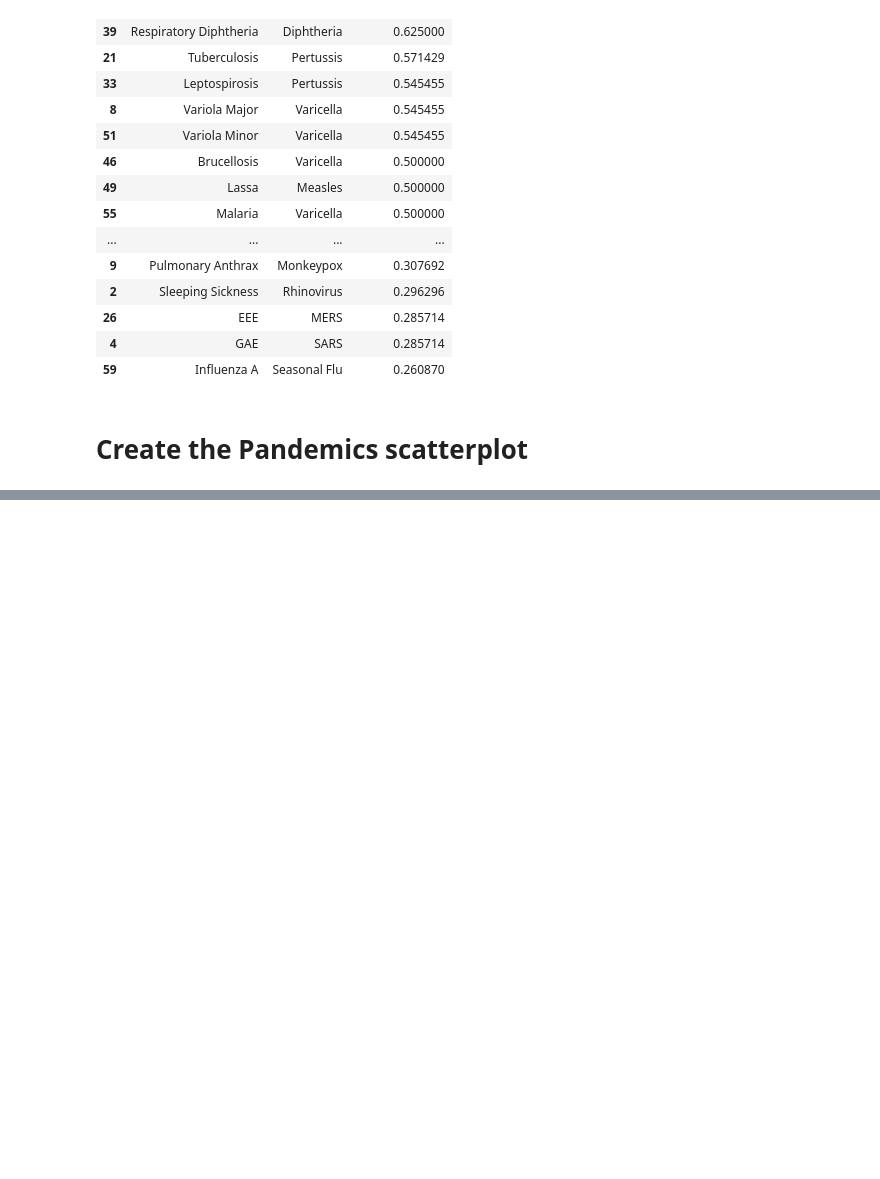
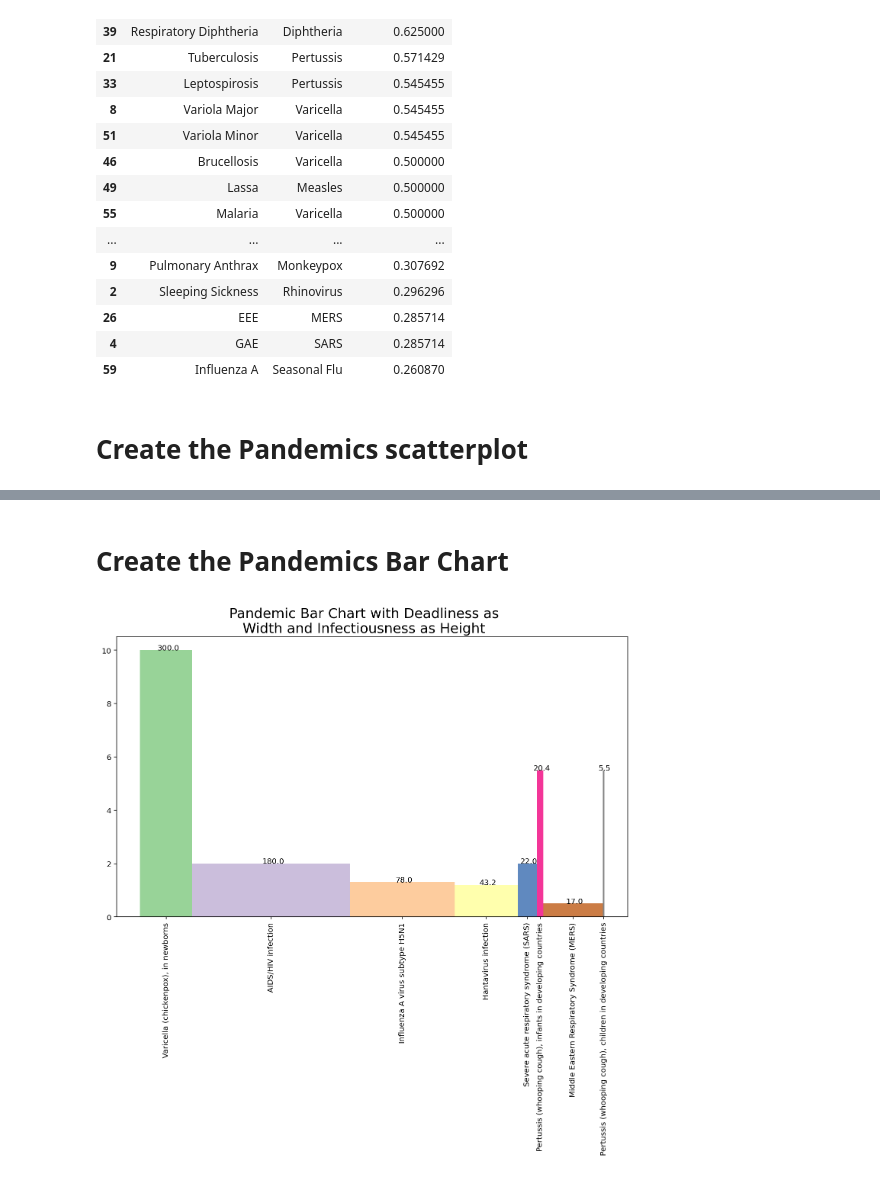
Before and after one commit to dbabbitt/covid19, a Jupyter notebook: scatterplots/Deadliness vs Infectiousness (of Pandemics).ipynb, the cells around one changed output, grey strips where cells are left out. Drawn from its saved outputs; the diff is of its cells as text; code cells hidden in the pictures; blank space fills up the shorter version.

```diff
--- a/scatterplots/Deadliness vs Infectiousness (of Pandemics).ipynb
+++ b/scatterplots/Deadliness vs Infectiousness (of Pandemics).ipynb
@@ -324,0 +332,18 @@ with open(file_path, 'r') as f:
+# %%
+
+merged_df['natural_log_of_R0'] = merged_df.R0.map(lambda x: np.log(x))
+merged_df['natural_log_of_CFR'] = merged_df.CFR.map(lambda x: np.log(x))
+ev_column_name = 'R0'
+rv_column_name = 'CFR'
+
+explanatory_variable = column_description_dict.get(ev_column_name, ev_column_name)
+response_variable = column_description_dict.get(rv_column_name, rv_column_name)
+# %%
+
+df = merged_df.reset_index(drop=False).set_index('disease_name_CFR', drop=True)
+columns_list = [ev_column_name, rv_column_name]
+df = df[columns_list].dropna()
+ev_max = df[ev_column_name].max()
+ev_min = df[ev_column_name].min()
+rv_min = df[rv_column_name].min()
+rv_max = df[rv_column_name].max()
@@ -324,0 +436,3 @@ with open(file_path, 'r') as f:
+# %% [markdown]
+
+# Create the Pandemics Bar Chart
@@ -324,0 +501,5 @@ with open(file_path, 'r') as f:
+# %%
+
+show_fat_bars(merged_df, fig_width=12, columns_list=['disease_name_CFR', 'R0', 'CFR'], idx_min=0, idx_max=8)
+# %% [output]
+[figure, added]
```
Also changed, not shown: parts of 10 cells of this notebook, 3 other files.
